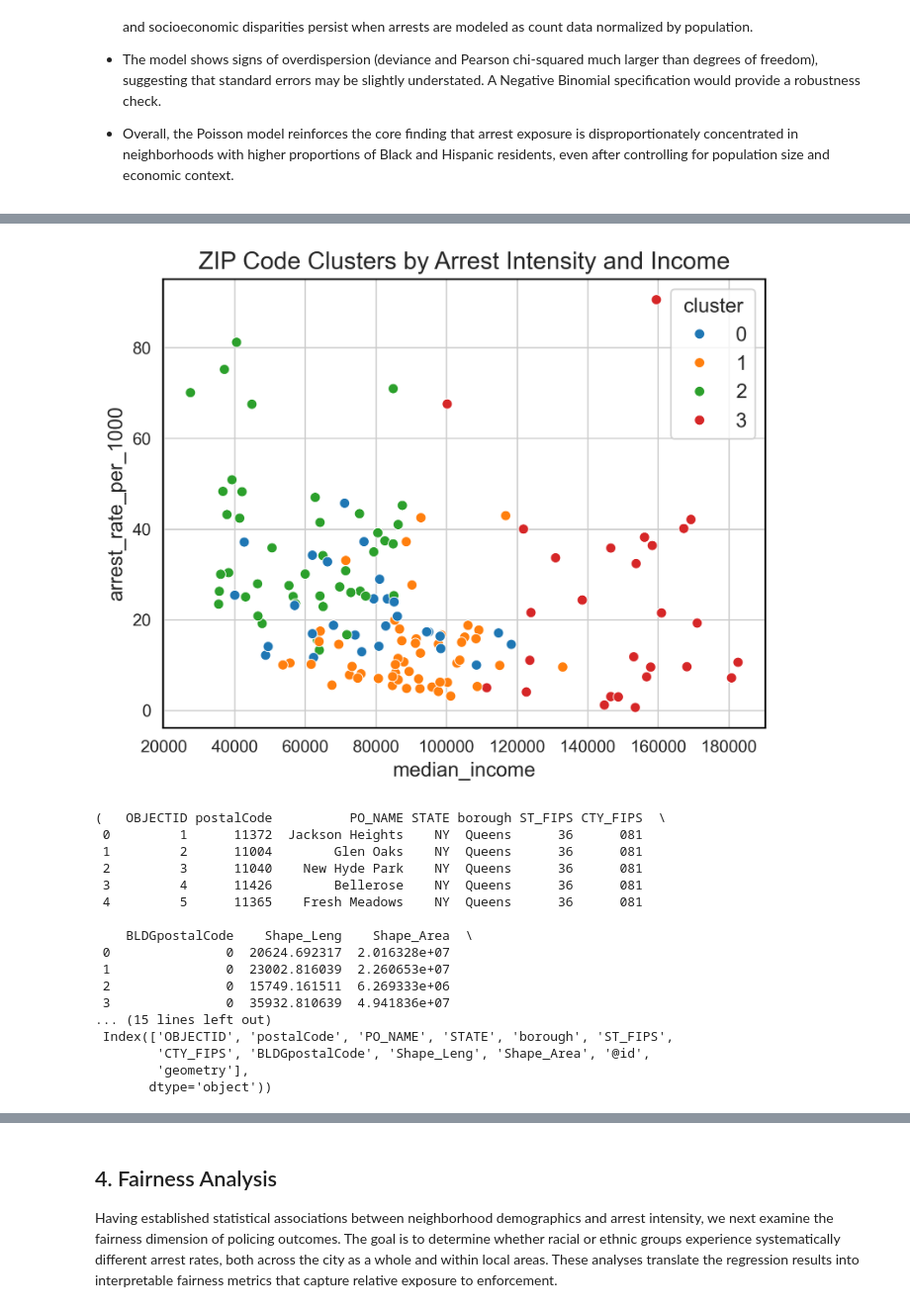
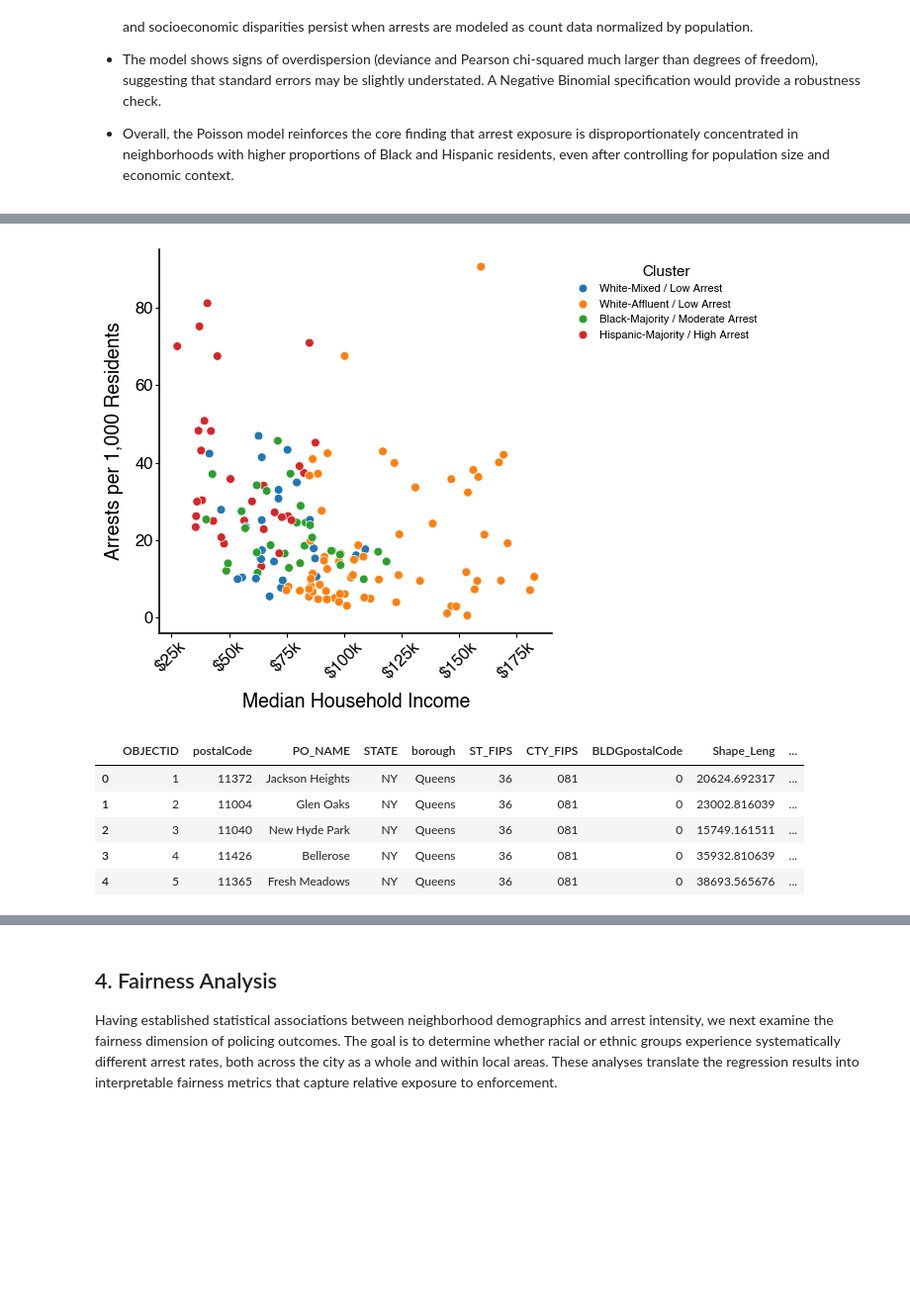
Before and after one commit to giomhern/project-ariel-ruhaan-gio, a Jupyter notebook: notebooks/analysis_2023.ipynb, the cells around one changed output, grey strips where cells are left out. Shown at 99% size. Saved outputs shown, nothing was run; the diff lists cells and outputs as text; code cells hidden in the pictures; blank space fills up the shorter version.

```diff
--- a/notebooks/analysis_2023.ipynb
+++ b/notebooks/analysis_2023.ipynb
@@ -488,7 +595,7 @@ from sklearn.cluster import KMeans
 
 cluster_vars = df[[
     "arrest_rate_per_1000",
-    "pct_black", "pct_hispanic", "pct_white",
+    "pct_black", "pct_hispanic",
     "median_income", "below_poverty"
 ]].copy()
 
@@ -516,14 +624,15 @@ df["cluster"] = kmeans.fit_predict(X_scaled)
 
 cluster_names = {
     0: "Black-Majority / Moderate Arrest",
-    1: "White-Mixed / Low Arrest",
+    1: "White-Affluent / Low Arrest",
     2: "Hispanic-Majority / High Arrest",
-    3: "White-Affluent / Low Arrest"
+    3: "White-Mixed / Low Arrest"
 }
+df["cluster_label"] = df["cluster"].map(cluster_names)
 
 df.groupby("cluster")[[
     "arrest_rate_per_1000",
-    "pct_black", "pct_hispanic", "pct_white",
+    "pct_black", "pct_hispanic",
     "median_income", "below_poverty"
 ]].mean().round(2)
 # %% [output]
@@ -536,40 +708,50 @@ df.groupby("cluster")[[
 # %%
+plt.figure(figsize=(7, 5))
+
 sns.scatterplot(
     data=df,
     x="median_income",
     y="arrest_rate_per_1000",
-    hue="cluster",
-    palette="tab10"
+    hue="cluster_label",
+    palette="tab10",
+    s=40
 )
-plt.title("ZIP Code Clusters by Arrest Intensity and Income")
+
+ax = plt.gca()
+ax.get_xaxis().set_major_formatter(lambda x, _: f"${int(x/1000)}k")
+
+plt.xticks(rotation=45)
+plt.xlabel("Median Household Income", labelpad=8)
+plt.ylabel("Arrests per 1,000 Residents", labelpad=8)
+
+plt.legend(
+    title="Cluster",
+    bbox_to_anchor=(1.02, 1),
+    loc="upper left",
+    borderaxespad=1,
+    fontsize=8,
+    title_fontsize=11,
+)
+
+plt.tight_layout()
+plt.savefig("../outputs/k_means_income_cluster.png", dpi=300, bbox_inches="tight")
 plt.show()
 # %% [output]
-[figure, old version]
+[figure, new version]
 # %%
 import geopandas as gpd
 
 zip_geo_path = "../data/geo/nyc-zip-code-tabulation-areas.geojson"
 
 gdf_zip = gpd.read_file(zip_geo_path)
-gdf_zip.head(), gdf_zip.columns
+gdf_zip.head()
 # %% [output]
-(   OBJECTID postalCode          PO_NAME STATE borough ST_FIPS CTY_FIPS  \
- 0         1      11372  Jackson Heights    NY  Queens      36      081
- 1         2      11004        Glen Oaks    NY  Queens      36      081
- 2         3      11040    New Hyde Park    NY  Queens      36      081
- 3         4      11426        Bellerose    NY  Queens      36      081
- 4         5      11365    Fresh Meadows    NY  Queens      36      081
-
-    BLDGpostalCode    Shape_Leng    Shape_Area  \
- 0               0  20624.692317  2.016328e+07
- 1               0  23002.816039  2.260653e+07
- 2               0  15749.161511  6.269333e+06
- 3               0  35932.810639  4.941836e+07
-... (15 lines left out)
- Index(['OBJECTID', 'postalCode', 'PO_NAME', 'STATE', 'borough', 'ST_FIPS',
-        'CTY_FIPS', 'BLDGpostalCode', 'Shape_Leng', 'Shape_Area', '@id',
-        'geometry'],
-       dtype='object'))
+|  | OBJECTID | postalCode | PO_NAME | STATE | borough | ST_FIPS | CTY_FIPS | BLDGpostalCode | Shape_Leng | ... |
+| 0 | 1 | 11372 | Jackson Heights | NY | Queens | 36 | 081 | 0 | 20624.692317 | ... |
+| 1 | 2 | 11004 | Glen Oaks | NY | Queens | 36 | 081 | 0 | 23002.816039 | ... |
+| 2 | 3 | 11040 | New Hyde Park | NY | Queens | 36 | 081 | 0 | 15749.161511 | ... |
+| 3 | 4 | 11426 | Bellerose | NY | Queens | 36 | 081 | 0 | 35932.810639 | ... |
+| 4 | 5 | 11365 | Fresh Meadows | NY | Queens | 36 | 081 | 0 | 38693.565676 | ... |
 # %%
 gdf_zip["ZCTA"] = gdf_zip["postalCode"].astype(str).str.zfill(5)
 
```
Also changed, not shown: parts of 26 cells of this notebook.
